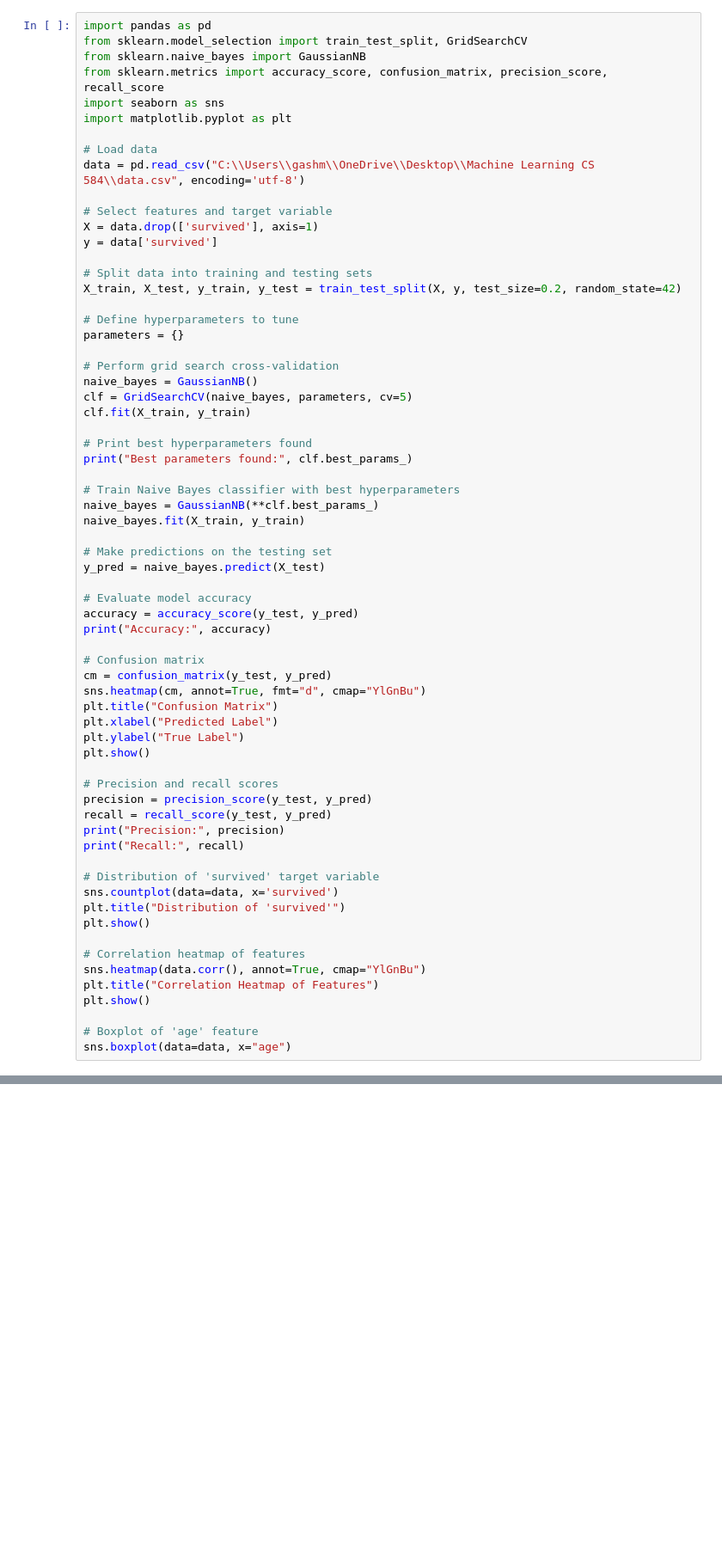
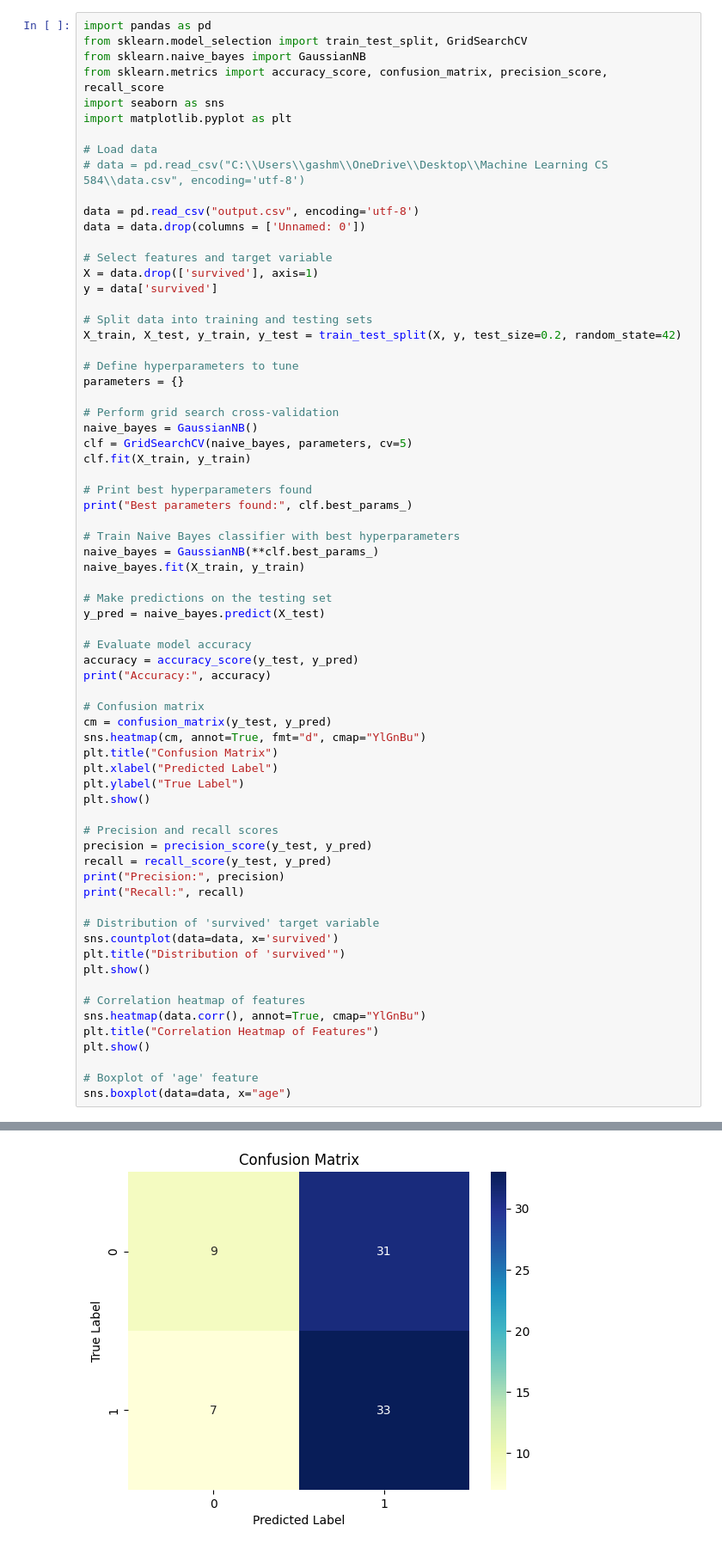
Before and after one commit to AshmitaGupta136/Machine-Learning, a Jupyter notebook: Naive Bayes.ipynb, the cells around one changed output, grey strips where cells are left out. Shown: that part at 86% size. Saved outputs shown, nothing was run; the diff lists cells and outputs as text; blank space fills up the shorter version.

Commit message:
added resampled data

```diff
--- a/Naive Bayes.ipynb
+++ b/Naive Bayes.ipynb
@@ -7,7 +7,10 @@ import seaborn as sns
 import matplotlib.pyplot as plt
 
 # Load data
-data = pd.read_csv("C:\\Users\\gashm\\OneDrive\\Desktop\\Machine Learning CS 584\\data.csv", encoding='utf-8')
+# data = pd.read_csv("C:\\Users\\gashm\\OneDrive\\Desktop\\Machine Learning CS 584\\data.csv", encoding='utf-8')
+
+data = pd.read_csv("output.csv", encoding='utf-8')
+data = data.drop(columns = ['Unnamed: 0'])
 
 # Select features and target variable
 X = data.drop(['survived'], axis=1)
@@ -64,3 +67,4 @@ plt.show()
 
 # Boxplot of 'age' feature
 sns.boxplot(data=data, x="age")
+# %% [output]
@@ -66,0 +73 @@ sns.boxplot(data=data, x="age")
+[figure, added]
```
Also changed, not shown: parts of 1 cell of this notebook, 10 other files.
